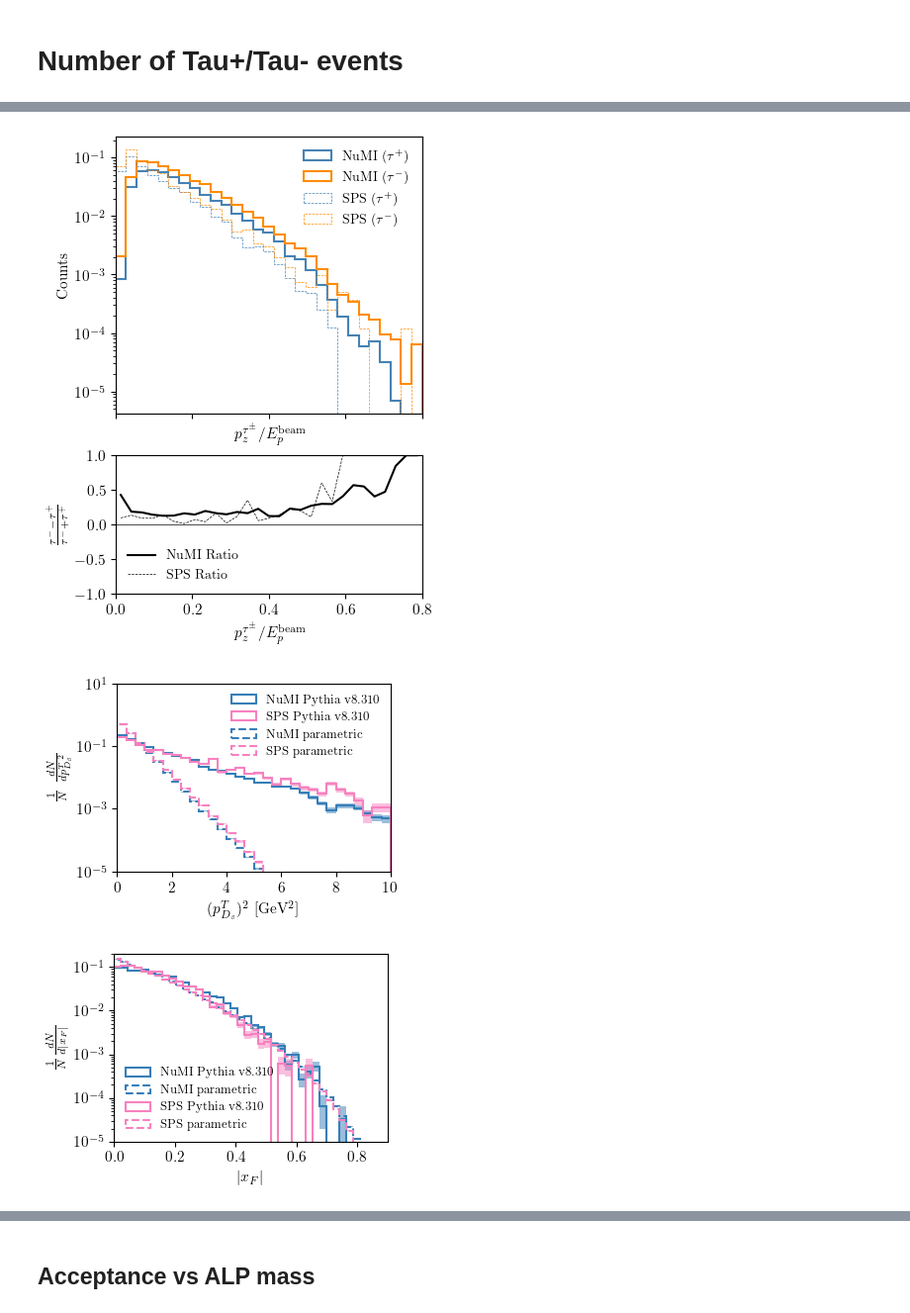
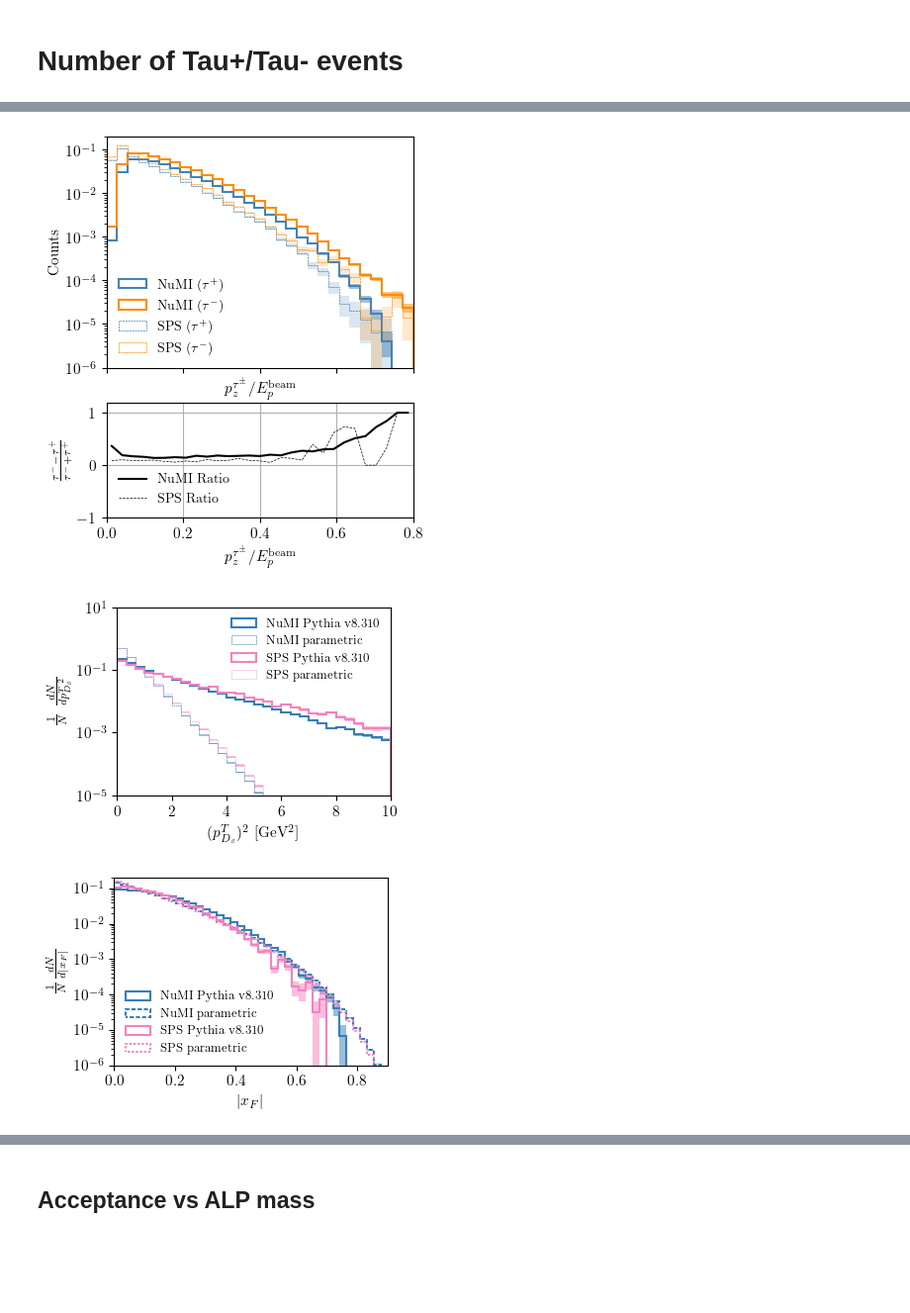
Before and after one commit to mhostert/tauALP, a Jupyter notebook: kinematical_distributions.ipynb, the cells around one changed output, grey strips where cells are left out. Shown at 99% size. Drawn from its saved outputs; the diff is of its cells as text; code cells hidden in the pictures; blank space fills up the shorter version.

```diff
--- a/kinematical_distributions.ipynb
+++ b/kinematical_distributions.ipynb
@@ -21,9 +24,9 @@ alp = models.ALP(0.5, 1e7)
 # SPS_files  = ['pythia8_cluster/pythia8_events_pT10GeV/soft_SPS_400GeV_pT10GeV', 'pythia8_cluster/pythia8_events_pT10GeV_neutrons/soft_SPS_400GeV_pT10GeV']
 # LHC_files  = ['pythia8_cluster/pythia8_events_pT10GeV/soft_LHC_13.6TeV_pT13.6TeV', 'pythia8_cluster/pythia8_events_pT10GeV_neutrons/soft_LHC_13.6TeV_pT13.6TeV']
 
-NUMI_files = ['pythia8_events/soft_NuMI_120GeV_pt1TeV','pythia8_events/soft_NuMI_120GeV_pt1TeV_v2','pythia8_events/soft_NuMI_120GeV_pt1TeV_v3','pythia8_events/soft_SPS_120GeV_pt1TeV']
-SPS_files  = ['pythia8_events/soft_SPS_400GeV_pt1TeV','pythia8_events/soft_SPS_400GeV_pt1TeV_v2','pythia8_events/soft_SPS_400GeV_pt1TeV_v3']
-LHC_files  = ['pythia8_events/soft_test_LHC13.6TeV_pt1TeV_weighted']
+NUMI_files = ['pythia8_events/soft_120_GeV','pythia8_events/soft_120_GeV_3e3','pythia8_events/soft_NuMI_120GeV_pt1TeV','pythia8_events/soft_NuMI_120GeV_pt1TeV_nopThatmin']
+SPS_files  = ['pythia8_events/soft_400_GeV','pythia8_events/soft_SPS_400GeV_pt1TeV','pythia8_events/soft_SPS_400GeV_pt1TeV_v2','pythia8_events/soft_SPS_400GeV_pt1TeV_v3']
+LHC_files  = ['pythia8_events/soft_13.6_TeV','pythia8_events/soft_test_LHC13.6TeV_pt1TeV_weighted']
 
 
 ### Creating the experimental classes
@@ -31,6 +34,7 @@ ICARUS      = exp.Experiment(NUMI_files, exp_dic=EXPERIMENTS['ICARUS'], alp=alp,
 MICROBOONE  = exp.Experiment(NUMI_files, exp_dic=EXPERIMENTS['MicroBooNE'], alp=alp, duplicate_taus=1, savemem=False)
 NOVA        = exp.Experiment(NUMI_files, exp_dic=EXPERIMENTS['NoVA'], alp=alp, duplicate_taus=1, savemem=False)
 DUNE        = exp.Experiment(NUMI_files, exp_dic=EXPERIMENTS['DUNE'], alp=alp, savemem=False)
+NA62 = exp.Experiment(SPS_files, exp_dic=EXPERIMENTS['NA62'], alp=alp, savemem=False)
 CHARM = exp.Experiment(SPS_files, exp_dic=EXPERIMENTS['CHARM'], alp=alp, savemem=False)
 BEBC  = exp.Experiment(SPS_files, exp_dic=EXPERIMENTS['BEBC'], alp=alp, savemem=False)
 SHIP  = exp.Experiment(SPS_files, exp_dic=EXPERIMENTS['SHiP'], alp=alp, savemem=False)
@@ -70,36 +74,43 @@ NUMI_taus = ICARUS.df_taus
 SPS_taus  = CHARM.df_taus
 LHC_taus = FASER.df_taus
 # %%
-fig, (ax, ax2) = plt.subplots(2, 1, figsize=(4, 6), gridspec_kw={'height_ratios': [2, 1]}, sharex=True)
+fig, (ax, ax2) = plt.subplots(2, 1, figsize=(4, 5), gridspec_kw={'height_ratios': [2, 1]}, sharex=True)
 
 bins = np.linspace(0, 0.8, 30)
-_=ax.hist(NUMI_taus['pz'][NUMI_taus['pid'] == -15]/120, bins=bins, weights=NUMI_taus['weights'][NUMI_taus['pid'] == -15], histtype='step', label=r"NuMI ($\tau^+$)", color="steelblue", lw=1.5)
-_=ax.hist(NUMI_taus['pz'][NUMI_taus['pid'] == +15]/120, bins=bins, weights=NUMI_taus['weights'][NUMI_taus['pid'] == +15], histtype='step', label=r"NuMI ($\tau^-$)", color="darkorange", lw=1.5)
 
-_=ax.hist(SPS_taus['pz'][SPS_taus['pid'] == -15]/400, bins=bins, weights=SPS_taus['weights'][SPS_taus['pid'] == -15], histtype='step', label=r"SPS ($\tau^+$)", color="steelblue", lw=0.5, linestyle="--")
-_=ax.hist(SPS_taus['pz'][SPS_taus['pid'] == +15]/400, bins=bins, weights=SPS_taus['weights'][SPS_taus['pid'] == +15], histtype='step', label=r"SPS ($\tau^-$)", color="darkorange", lw=0.5, linestyle="--")
+pt.plot_hist_with_errors(ax, NUMI_taus['pz'][NUMI_taus['pid'] == -15]/120, NUMI_taus['weights'][NUMI_taus['pid'] == -15], bins, r'NuMI ($\tau^+$)', 'steelblue', nevents=len(NUMI_taus))
+pt.plot_hist_with_errors(ax, NUMI_taus['pz'][NUMI_taus['pid'] == +15]/120, NUMI_taus['weights'][NUMI_taus['pid'] == +15], bins, r'NuMI ($\tau^-$)', 'darkorange', nevents=len(NUMI_taus))
 
-# Create a second axis for the ratio
+pt.plot_hist_with_errors(ax, SPS_taus['pz'][SPS_taus['pid'] == -15]/400, SPS_taus['weights'][SPS_taus['pid'] == -15], bins, r'SPS ($\tau^+$)', 'steelblue', nevents=len(SPS_taus), lw=0.5, ls=(1,(3,1)), alpha=0.2)
+pt.plot_hist_with_errors(ax, SPS_taus['pz'][SPS_taus['pid'] == +15]/400, SPS_taus['weights'][SPS_taus['pid'] == +15], bins, r'SPS ($\tau^-$)', 'darkorange', nevents=len(SPS_taus), lw=0.5, ls=(1,(3,1)), alpha=0.2)
 
-numi_ratio = (np.histogram(NUMI_taus['pz'][NUMI_taus['pid'] == +15]/120, bins=bins)[0] - np.histogram(NUMI_taus['pz'][NUMI_taus['pid'] == -15]/120, bins=bins)[0])/(np.histogram(NUMI_taus['pz'][NUMI_taus['pid'] == +15]/120, bins=bins)[0] + np.histogram(NUMI_taus['pz'][NUMI_taus['pid'] == -15]/120, bins=bins)[0])
-sps_ratio = (np.histogram(SPS_taus['pz'][SPS_taus['pid'] == +15]/400, bins=bins)[0] - np.histogram(SPS_taus['pz'][SPS_taus['pid'] == -15]/400, bins=bins)[0])/(np.histogram(SPS_taus['pz'][SPS_taus['pid'] == +15]/400, bins=bins)[0] + np.histogram(SPS_taus['pz'][SPS_taus['pid'] == -15]/400, bins=bins)[0])
+numi_plus  = np.histogram(NUMI_taus['pz'][NUMI_taus['pid'] == +15]/120, bins=bins)[0]
+numi_minus = np.histogram(NUMI_taus['pz'][NUMI_taus['pid'] == -15]/120, bins=bins)[0]
+numi_ratio = (numi_plus - numi_minus) / (numi_plus + numi_minus)
+# unc_numi_ratio = (numi_plus - numi_minus) / (numi_plus + numi_minus)
+
+sps_plus = np.histogram(SPS_taus['pz'][SPS_taus['pid'] == +15]/400, bins=bins)[0]
+sps_minus = np.histogram(SPS_taus['pz'][SPS_taus['pid'] == -15]/400, bins=bins)[0]
+sps_ratio = (sps_plus - sps_minus) / (sps_plus + sps_minus)
 
 bin_centers = (bins[:-1] + bins[1:]) / 2
 ax2.plot(bin_centers, numi_ratio, label=r"NuMI Ratio", color="black", lw=1.5)
 ax2.plot(bin_centers, sps_ratio, label=r"SPS Ratio", color="black", lw=0.5, linestyle="--")
 ax2.set_ylabel(r"$\frac{{\tau^-} - {\tau^+}}{{\tau^-} + {\tau^+}}$")
 ax2.legend(loc="lower left")
-ax2.hlines(y=0, xmin=0, xmax=1, color="black", lw=0.5)
+# ax2.hlines(y=0, xmin=0, xmax=1, color="black", lw=0.5)
+ax2.grid(which='both')
 ax.legend()
 ax.set_yscale("log")
 ax.set_xlabel(r"${p_z^{\tau^\pm}}/{E_p^{\rm beam}}$")
 ax2.set_xlabel(r"${p_z^{\tau^\pm}}/{E_p^{\rm beam}}$")
 ax.set_ylabel("Counts")
 ax.set_xlim(0, bins.max())
-ax2.set_ylim(-1, 1)
+ax.set_ylim(1e-6, 0.2)
+ax2.set_ylim(-1, 1.2)
 fig.savefig('plots/tau_asymmetry.pdf', bbox_inches='tight')
 # %% [output]
-[figure, old version]
+[figure, new version]
 # %%
 def get_xF(p4, p_beam):
     n_events = np.shape(p4)[0]
@@ -126,18 +137,19 @@ p4, w = ICARUS.get_parent_p4(), ICARUS.tau_weights
 mask =  (np.abs(ICARUS.df_taus['mother_pid']) == 431)
 pt.plot_hist_with_errors(ax, get_pTSQR(p4[mask])*xunits, w[mask]/w[mask].sum(), b, r'NuMI Pythia v8.310', pt.CB_color_cycle[0], nevents=ICARUS.nevents)
 
+p4, w = ICARUS_df.get_parent_p4(), ICARUS_df.tau_weights
+mask =  (np.abs(ICARUS_df.df_taus['mother_pid']) == 431)
+pt.plot_hist_with_errors(ax, get_pTSQR(p4[mask])*xunits, w[mask]/w[mask].sum(), b, r'NuMI parametric', pt.CB_color_cycle[0], ls=(1,(2,1)), nevents=ICARUS_df.nevents, lw=0.5)
+
 p4, w = SHIP.get_parent_p4(), SHIP.tau_weights
 mask =  (np.abs(SHIP.df_taus['mother_pid']) == 431)
 pt.plot_hist_with_errors(ax, get_pTSQR(p4[mask])*xunits, w[mask]/w[mask].sum(), b, r'SPS Pythia v8.310', pt.CB_color_cycle[1], nevents=SHIP.nevents)
 
-p4, w = ICARUS_df.get_parent_p4(), ICARUS_df.tau_weights
-mask =  (np.abs(ICARUS_df.df_taus['mother_pid']) == 431)
-pt.plot_hist_with_errors(ax, get_pTSQR(p4[mask])*xunits, w[mask]/w[mask].sum(), b, r'NuMI parametric', pt.CB_color_cycle[0], ls='--', nevents=ICARUS_df.nevents)
-
 p4, w = SHIP_df.get_parent_p4(), SHIP_df.tau_weights
 mask =  (np.abs(SHIP_df.df_taus['mother_pid']) == 431)
-pt.plot_hist_with_errors(ax, get_pTSQR(p4[mask])*xunits, w[mask]/w[mask].sum(), b, r'SPS parametric', pt.CB_color_cycle[1], ls='--', nevents=SHIP_df.nevents)
+pt.plot_hist_with_errors(ax, get_pTSQR(p4[mask])*xunits, w[mask]/w[mask].sum(), b, r'SPS parametric', pt.CB_color_cycle[1], ls=(1,(1,1)), nevents=SHIP_df.nevents, lw=0.5)
 #
+
 
 ax.set_yscale('log')
 # # ax.set_xscale('log')
@@ -149,7 +161,7 @@ ax.set_ylim(1e-5, 10)
 ax.legend(loc='upper right', fontsize=9, ncol=1)
 fig.savefig('plots/Parent_pTSQR_spectrum.pdf', bbox_inches='tight')
 # %% [output]
-[figure, old version]
+[figure, new version]
 # %%
 fig,ax = pt.std_fig(figsize=(3.5,2.5))
 
@@ -163,7 +175,7 @@ pt.plot_hist_with_errors(ax, abs(get_xF(p4[mask], p_beam=120))*xunits, w[mask]/n
 
 p4, w = ICARUS_df.get_parent_p4(), ICARUS_df.tau_weights
 mask =  (np.abs(ICARUS_df.df_taus['mother_pid']) == 431)
-pt.plot_hist_with_errors(ax, abs(get_xF(p4[mask], p_beam=120))*xunits, w[mask]/np.sum(w[mask]), b, r'NuMI parametric', pt.CB_color_cycle[0], ls='--', nevents=ICARUS_df.nevents)
+pt.plot_hist_with_errors(ax, abs(get_xF(p4[mask], p_beam=120))*xunits, w[mask]/np.sum(w[mask]), b, r'NuMI parametric', pt.CB_color_cycle[0], ls=(1,(2,1)), nevents=ICARUS_df.nevents, lw=0.5)
 
 p4, w = SHIP.get_parent_p4(), SHIP.tau_weights
 mask =  (np.abs(SHIP.df_taus['mother_pid']) == 431)
@@ -171,19 +183,19 @@ pt.plot_hist_with_errors(ax, abs(get_xF(p4[mask], p_beam=400))*xunits, w[mask]/n
 
 p4, w = SHIP_df.get_parent_p4(), SHIP_df.tau_weights
 mask =  (np.abs(SHIP_df.df_taus['mother_pid']) == 431)
-pt.plot_hist_with_errors(ax, abs(get_xF(p4[mask], p_beam=400))*xunits, w[mask]/np.sum(w[mask]), b, r'SPS parametric', pt.CB_color_cycle[1], ls='--', nevents=SHIP_df.nevents)
+pt.plot_hist_with_errors(ax, abs(get_xF(p4[mask], p_beam=400))*xunits, w[mask]/np.sum(w[mask]), b, r'SPS parametric', pt.CB_color_cycle[1], ls=(1,(1,1)), nevents=SHIP_df.nevents, lw=0.5)
 
 ax.set_yscale('log')
 # ax.set_xscale('log')
 ax.set_xlabel(r'$|x_F|$')
 ax.set_ylabel(r'$\frac{1}{N}\frac{dN}{d |x_F|}$')
 ax.set_xlim(b.min(),b.max())
-ax.set_ylim(1e-5, 0.2)
+ax.set_ylim(1e-6, 0.2)
 # ax.set_yticks(np.geomspace(1e-5, 1, 6))
 ax.legend(loc='lower left', fontsize=9, ncol=1)
 fig.savefig('plots/Parent_xF_spectrum.pdf', bbox_inches='tight')
 # %% [output]
-[figure, old version]
+[figure, new version]
 # %%
 fig,ax = pt.std_fig(figsize=(3.5,2.5))
 
```
Also changed, not shown: parts of 18 cells of this notebook, 45 other files.
